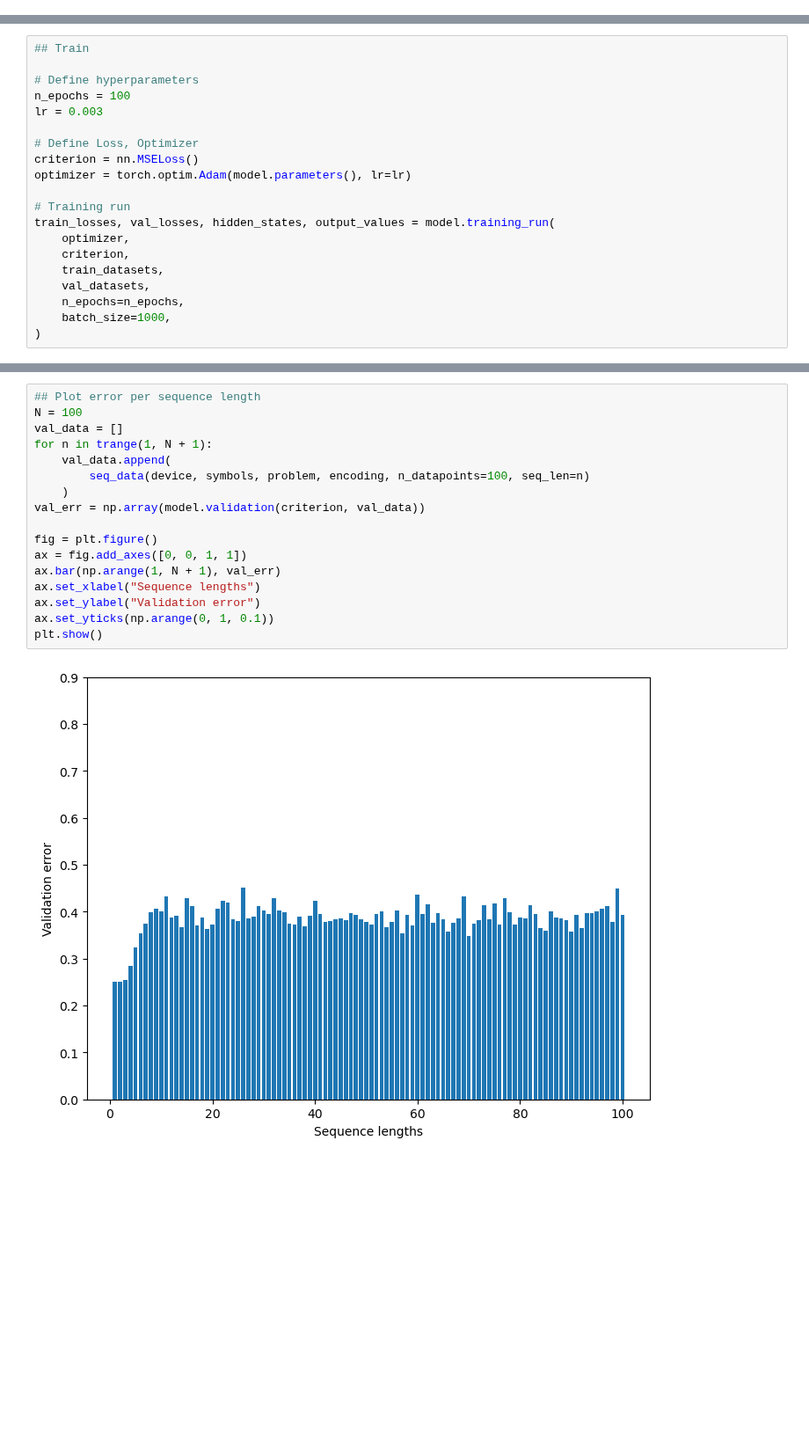
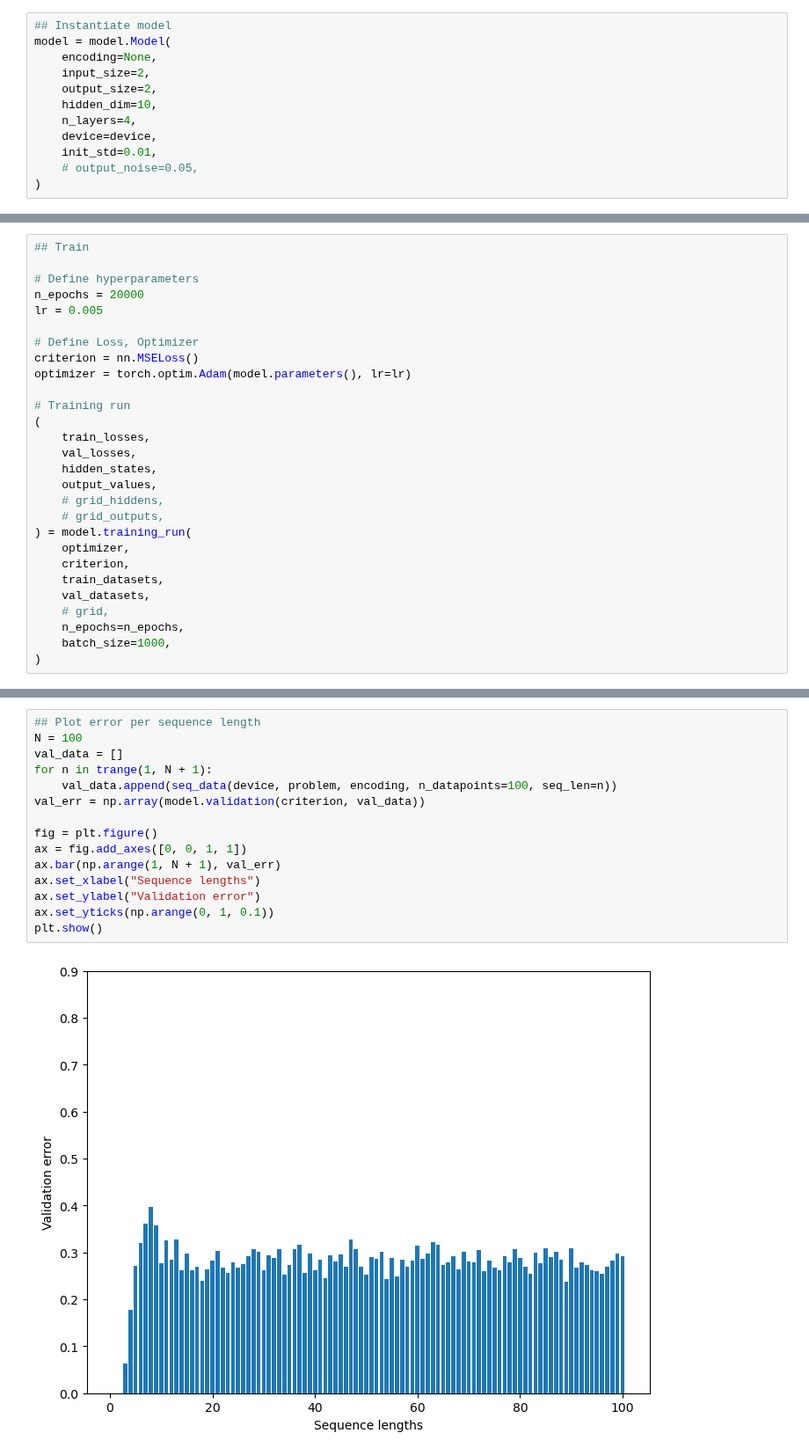
Before and after one commit to loekvanrossem/rnn_structure, a Jupyter notebook: main.ipynb, the cells around one changed output, grey strips where cells are left out. Shown at 88% size. Drawn from its saved outputs; the diff is of its cells as text; blank space fills up the shorter version.

```diff
--- a/main.ipynb
+++ b/main.ipynb
@@ -27,2 +27,14 @@ GPU is available
+# %%
+## Instantiate model
+model = model.Model(
+    encoding=None,
+    input_size=2,
+    output_size=2,
+    hidden_dim=10,
+    n_layers=4,
+    device=device,
+    init_std=0.01,
+    # output_noise=0.05,
+)
 # %%
 ## Generate data
@@ -61,19 +68,27 @@ model = model.Model(
 ## Train
 
 # Define hyperparameters
-n_epochs = 100
-lr = 0.003
+n_epochs = 20000
+lr = 0.005
 
 # Define Loss, Optimizer
 criterion = nn.MSELoss()
 optimizer = torch.optim.Adam(model.parameters(), lr=lr)
 
 # Training run
-train_losses, val_losses, hidden_states, output_values = model.training_run(
+(
+    train_losses,
+    val_losses,
+    hidden_states,
+    output_values,
+    # grid_hiddens,
+    # grid_outputs,
+) = model.training_run(
     optimizer,
     criterion,
     train_datasets,
     val_datasets,
+    # grid,
     n_epochs=n_epochs,
     batch_size=1000,
 )
@@ -117,22 +129,20 @@ interactive(children=(IntSlider(value=0, description='Epoch:', layout=Layout(wid
 # %%
 ## Plot error per sequence length
 N = 100
 val_data = []
 for n in trange(1, N + 1):
-    val_data.append(
-        seq_data(device, symbols, problem, encoding, n_datapoints=100, seq_len=n)
-    )
+    val_data.append(seq_data(device, problem, encoding, n_datapoints=100, seq_len=n))
 val_err = np.array(model.validation(criterion, val_data))
 
 fig = plt.figure()
 ax = fig.add_axes([0, 0, 1, 1])
 ax.bar(np.arange(1, N + 1), val_err)
 ax.set_xlabel("Sequence lengths")
 ax.set_ylabel("Validation error")
 ax.set_yticks(np.arange(0, 1, 0.1))
 plt.show()
 # %% [output]
-[figure, old version]
+[figure, new version]
 # %%
 def predict(model, sequence):
     input = torch.from_numpy(np.array([encoding(sequence)], dtype=np.float32)).to(
```
Also changed, not shown: parts of 7 cells of this notebook, 5 other files.
